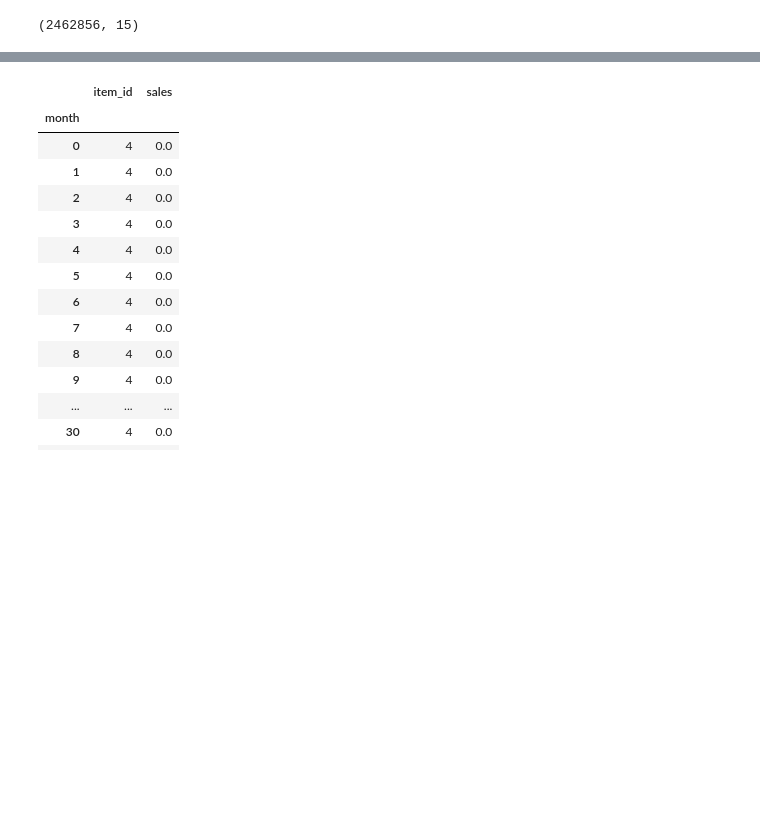
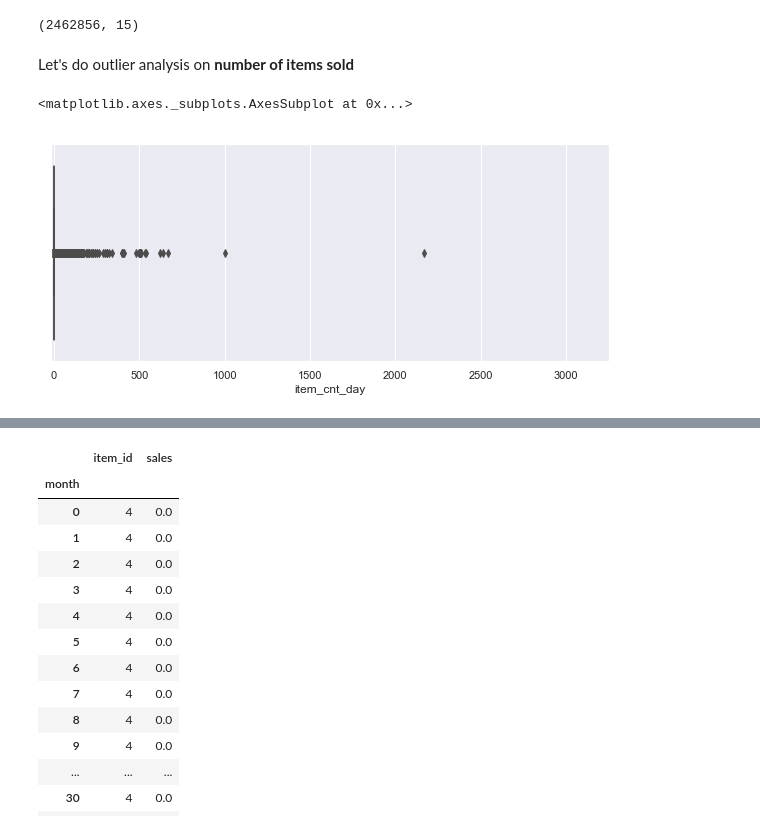
Before and after one commit to HellyJain/PredictFutureSales, a Jupyter notebook: Predict_Future_Sales.ipynb, the cells around one changed output, grey strips where cells are left out. Drawn from its saved outputs; the diff is of its cells as text; code cells hidden in the pictures; blank space fills up the shorter version.

```diff
--- a/Predict_Future_Sales.ipynb
+++ b/Predict_Future_Sales.ipynb
@@ -416,3 +411,14 @@ imputed_sales = pd.concat([non_imputed_sales_price, imputed_sales_price])
 imputed_sales.shape
 # %% [output]
 (2462856, 15)
+# %%
+imputed_sales.drop(['mean','count','25%','50%','75%','std','outlier','outlier_std'], inplace = True, axis = 1)
+# %% [markdown]
+Let's do outlier analysis on **number of items sold**
+# %%
+plt.figure(figsize=(10,4))
+plt.xlim(imputed_sales['item_cnt_day'].min(), imputed_sales['item_cnt_day'].max()*1.5)
+sns.boxplot(x=imputed_sales.item_cnt_day)
+# %% [output]
+<matplotlib.axes._subplots.AxesSubplot at 0x...>
+[figure, added]
```
Also changed, not shown: parts of 36 cells of this notebook.
